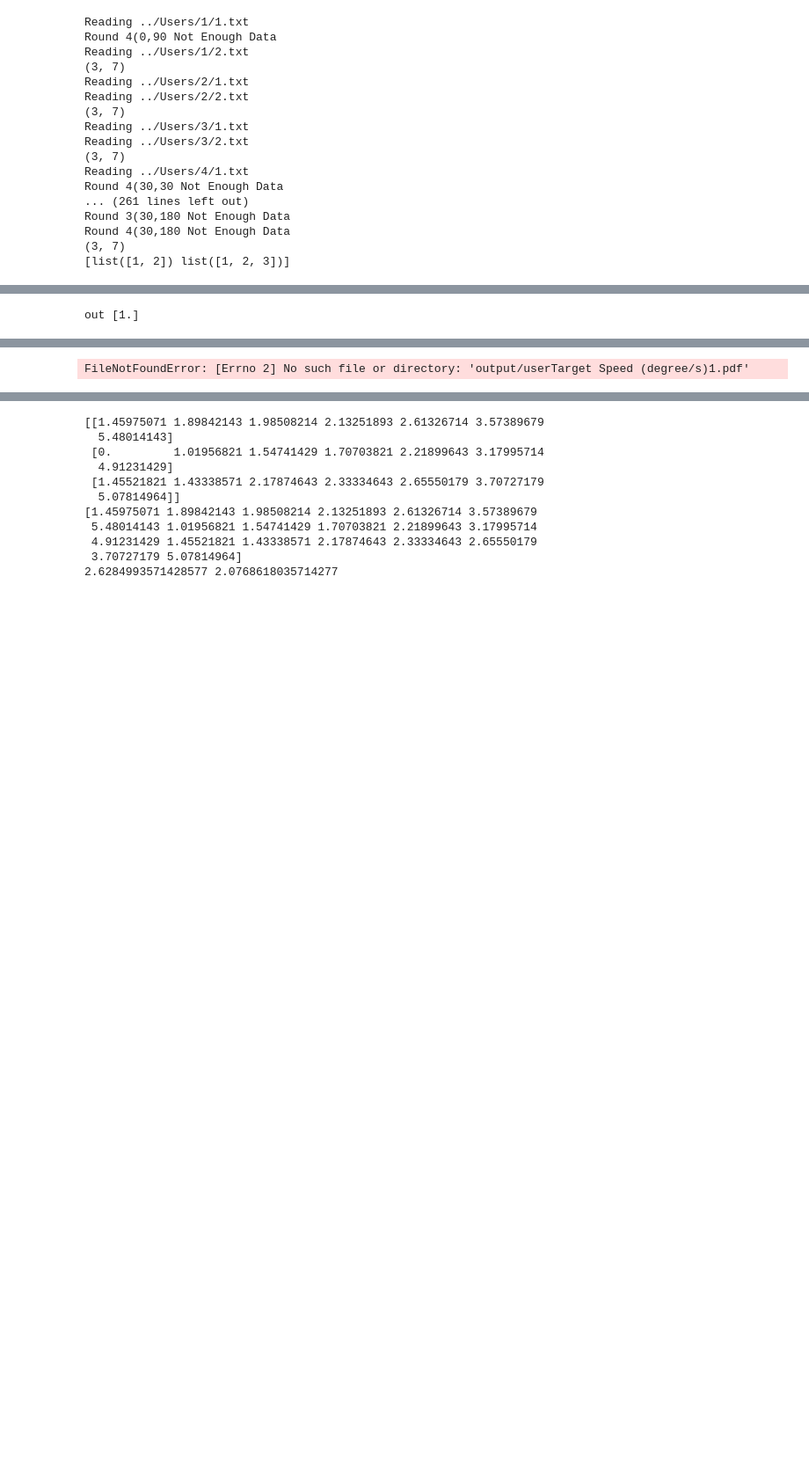
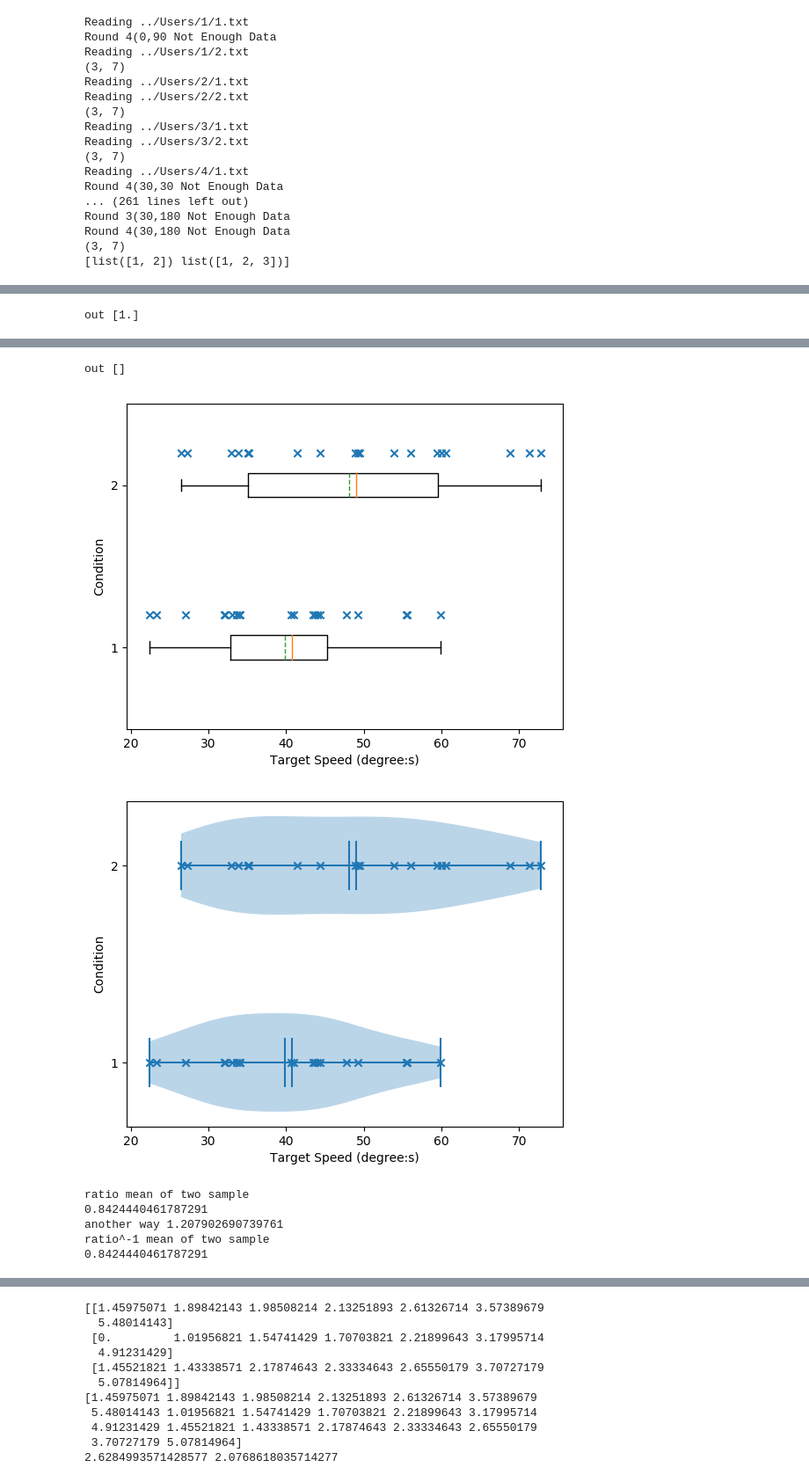
Before and after one commit to red-pencil/python_data, a Jupyter notebook: vtdata/Scripts/plot_20190430.ipynb, the cells around one changed output, grey strips where cells are left out. Shown at 88% size. Drawn from its saved outputs; the diff is of its cells as text; code cells hidden in the pictures; blank space fills up the shorter version.

```diff
--- a/vtdata/Scripts/plot_20190430.ipynb
+++ b/vtdata/Scripts/plot_20190430.ipynb
@@ -594,6 +594,13 @@ users=[1,2,3,4,5,9,10,14,6,12,13,8,11,7]#after 13
 #users=[14,16,17,18,19,15]
 #users=[1,2]
 ######################
+export_order=1
+
+def export_img(y_title):
+    global export_order
+    plt.savefig('output/'+str(export_order)+'_'+y_title+'.pdf', dpi=300)
+    export_order += 1
+
 
 
 user_all = []
@@ -918,8 +923,9 @@ def plot_normal_test(input_1, input_2, y_title):
     res = stats.probplot(input_1, dist='norm', plot=ax0)
     res = stats.probplot(input_2, dist='norm', plot=ax0)
 
-    plt.savefig('output/user'+y_title+'1.pdf', dpi=300)
+    export_img("normal_test"+y_title)
     plt.show()
+
 
 
     fig, ax = plt.subplots()
@@ -934,8 +940,9 @@ def plot_normal_test(input_1, input_2, y_title):
                 [[1.2 for i in input_1], [2.2 for i in input_2]],
                 marker = "x", alpha=1)
 
-    plt.savefig('output/user'+y_title+'2.pdf', dpi=300)
+    export_img("normal_test"+y_title)
     plt.show()
+
 
     ## violin
     fig1, ax1 = plt.subplots()
@@ -949,7 +956,7 @@ def plot_normal_test(input_1, input_2, y_title):
                 marker = "x", alpha=1)
     plt.yticks([1,2], [1,2])
 
-    plt.savefig('output/user'+y_title+'3.pdf', dpi=300)
+    export_img(y_title)
     plt.show()
 
 
@@ -1035,7 +1042,7 @@ test1_speed_location = np.delete(np.array(test1.speed_mean_3x7).flatten(), 7)
 test2_speed_location = np.delete(np.array(test2.speed_mean_3x7).flatten(), 7)
 
 plot_scatter(test1_speed_location, test2_speed_location)
-plot_normal_test(test1_speed_location, test2_speed_location, 'Target Speed (degree/s)')
+plot_normal_test(test1_speed_location, test2_speed_location, 'Target Speed (degree:s)')
 cal_mean_of_ratio(test1_speed_location, test2_speed_location)
 # %% [output]
 ANOVA of first sample
@@ -1051,34 +1058,41 @@ First Sample
 NormaltestResult(statistic=2.3300798496973547, pvalue=0.31191020881616405)
 Second Sample
 [41.584749999999985, 35.675024999999955, 47.40332499999991, 40.02415000000002, 43.373108333333306, 32.072833333333364, 44.58055499999999, 38.10562500000008, 51.60612499999994, 25.17195749999997, 35.90 ...
 NormaltestResult(statistic=2.2179734491725656, pvalue=0.3298930643085266)
 #####
 T-Test of Two Samples
 Ttest_relResult(statistic=nan, pvalue=nan)
 [figure]
 out [1.]
 [figure]
 [figure]
 ratio mean of two sample
 1.3148290228671047
 another way 0.7767353600670402
 ratio^-1 mean of two sample
 1.3148290228671047
 #####
 First Sample
 [23.24874411 27.04044457 34.01239586 44.36644609 47.81843363 43.633957
  33.97885414 32.10178716 40.9337389  55.53191503 59.93395611 55.42967013
  44.07264084 22.35910232 33.58276439 33.01166584 43.44977772 49.18950108
  40.59490458 32.04817946]
 NormaltestResult(statistic=0.5016007202689841, pvalue=0.7781777113460687)
 ... (5 lines left out)
 NormaltestResult(statistic=2.3070370653519476, pvalue=0.3155246302558642)
 #####
 T-Test of Two Samples
 Ttest_relResult(statistic=nan, pvalue=nan)
-FileNotFoundError: [Errno 2] No such file or directory: 'output/userTarget Speed (degree/s)1.pdf'
 [figure]
 [figure]
+out []
+[figure, added]
+[figure, added]
+ratio mean of two sample
+0.8424440461787291
+another way 1.207902690739761
+ratio^-1 mean of two sample
+0.8424440461787291
 # %%
 def cal_ttest_3x7(t1, t2):
     tvalue=[]
```
Also changed, not shown: parts of 11 cells of this notebook.
